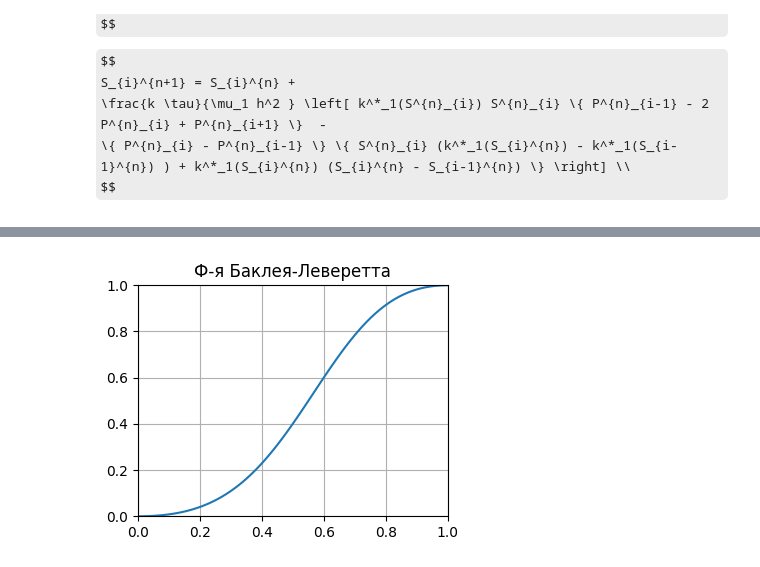
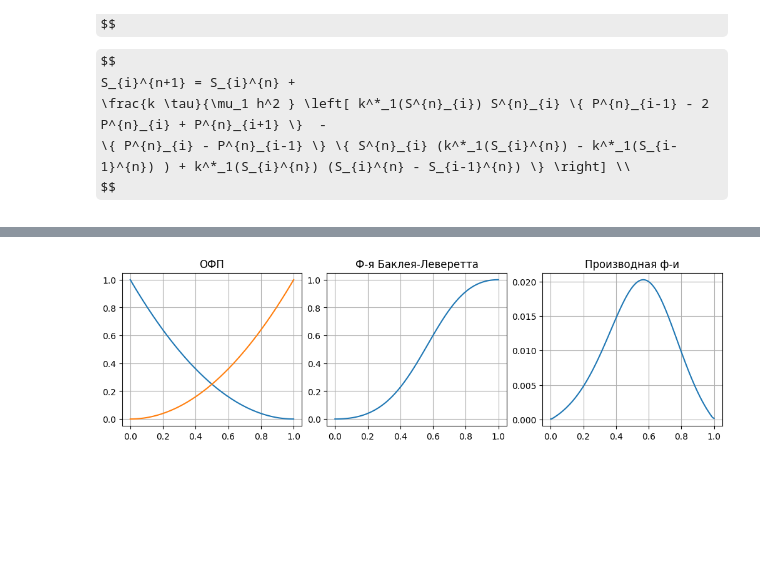
Before and after one commit to lnrSmglln/Carbonate-Acidizing-Modeling, a Jupyter notebook: 2phase.ipynb, the cells around one changed output, grey strips where cells are left out. Drawn from its saved outputs; the diff is of its cells as text; code cells hidden in the pictures; some formulas as TeX source; blank space fills up the shorter version.

```diff
--- a/2phase.ipynb
+++ b/2phase.ipynb
@@ -149,14 +132,24 @@ plt.show()
 # %%
-# визуал функции Баклея-Леверетта
-figure(figsize=(4, 3), dpi=100)
+# Графики Баклея-Леверетта
+fig, axs = plt.subplots(1, 3, figsize=(10, 3), layout='constrained')
+
 s = np.arange(0, 1.01, 0.01)
 mu = mu1 / mu2
 f_s = mu * np.array([k2(i) for i in s]) / (mu * np.array([k2(i) for i in s]) + np.array([k1(i) for i in s]))
-plt.plot(s, f_s)
-plt.title("Ф-я Баклея-Леверетта")
-plt.grid(True)
-plt.xlim([0,1])
-plt.ylim([0,1])
+
+axs[0].set_title("ОФП")
+axs[0].grid()
+axs[0].plot(s, [k1(i) for i in s], s, [k2(i) for i in s])
+
+
+axs[1].plot(s, f_s)
+axs[1].grid()
+axs[1].set_title("Ф-я Баклея-Леверетта")
+
+axs[2].plot(s, np.gradient(f_s))
+axs[2].grid()
+axs[2].set_title("Производная ф-и")
+
 plt.show()
 # %% [output]
-[figure, old version]
+[figure, new version]
```
Also changed, not shown: parts of 20 cells of this notebook, 1 other file.
